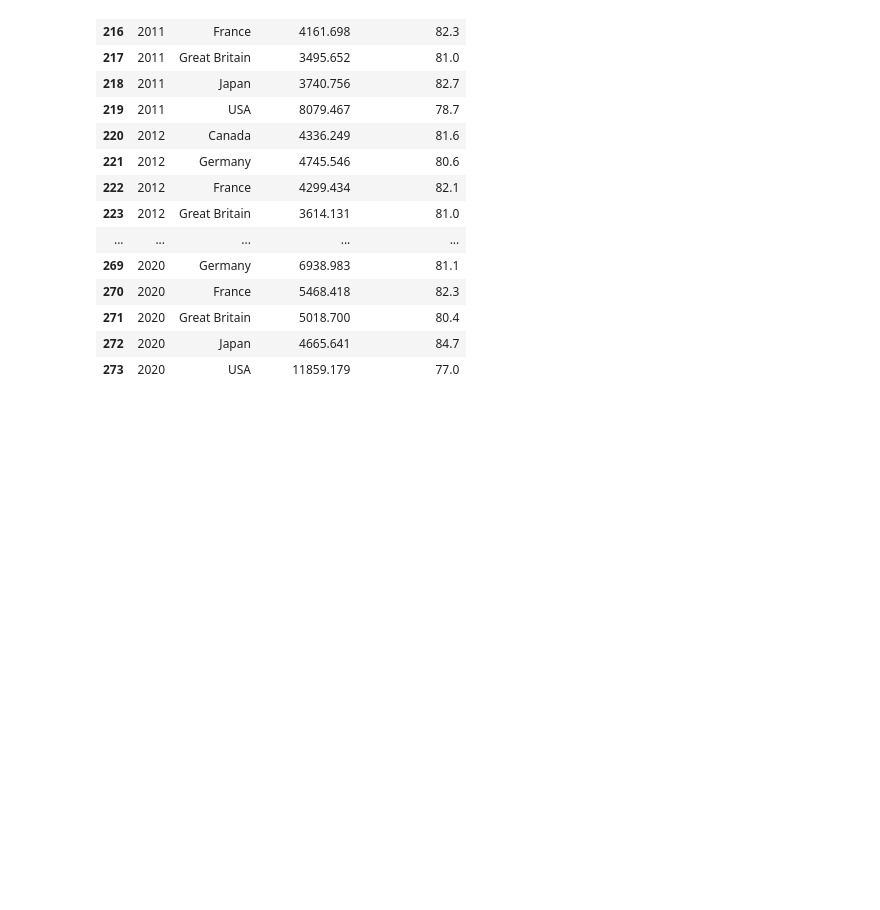
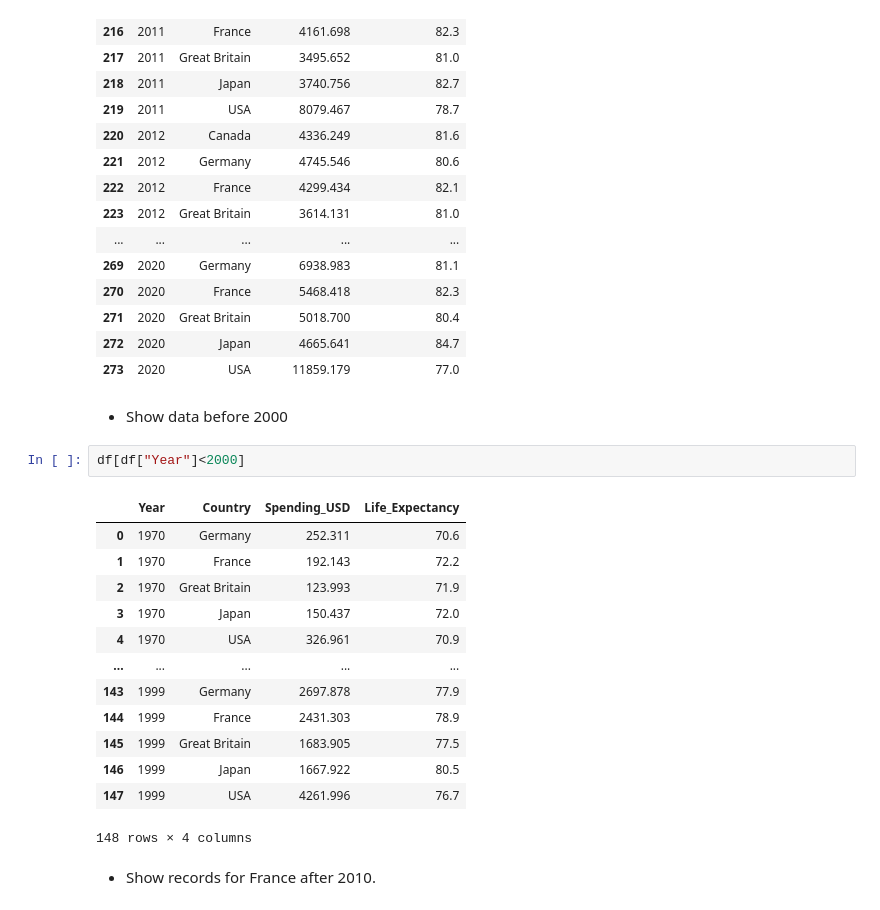
Before and after one commit to geershatisaxena/Healthtip-Data-Analysis, a Jupyter notebook: pandas.ipynb, the cells around one changed output. Cells and saved outputs as stored; diff of their text form; blank space fills up the shorter version.

```diff
--- a/pandas.ipynb
+++ b/pandas.ipynb
@@ -389,3 +389,23 @@ df[df["Year"]>2010]
 | 271 | 2020 | Great Britain | 5018.700 | 80.4 |
 | 272 | 2020 | Japan | 4665.641 | 84.7 |
 | 273 | 2020 | USA | 11859.179 | 77.0 |
+# %% [markdown]
+- Show data before 2000
+# %%
+df[df["Year"]<2000]
+# %% [output]
+|  | Year | Country | Spending_USD | Life_Expectancy |
+| 0 | 1970 | Germany | 252.311 | 70.6 |
+| 1 | 1970 | France | 192.143 | 72.2 |
+| 2 | 1970 | Great Britain | 123.993 | 71.9 |
+| 3 | 1970 | Japan | 150.437 | 72.0 |
+| 4 | 1970 | USA | 326.961 | 70.9 |
+| ... | ... | ... | ... | ... |
+| 143 | 1999 | Germany | 2697.878 | 77.9 |
+| 144 | 1999 | France | 2431.303 | 78.9 |
+| 145 | 1999 | Great Britain | 1683.905 | 77.5 |
+| 146 | 1999 | Japan | 1667.922 | 80.5 |
+| 147 | 1999 | USA | 4261.996 | 76.7 |
+148 rows × 4 columns
+# %% [markdown]
+- Show records for France after 2010.
```
Also changed, not shown: parts of 2 cells of this notebook.
